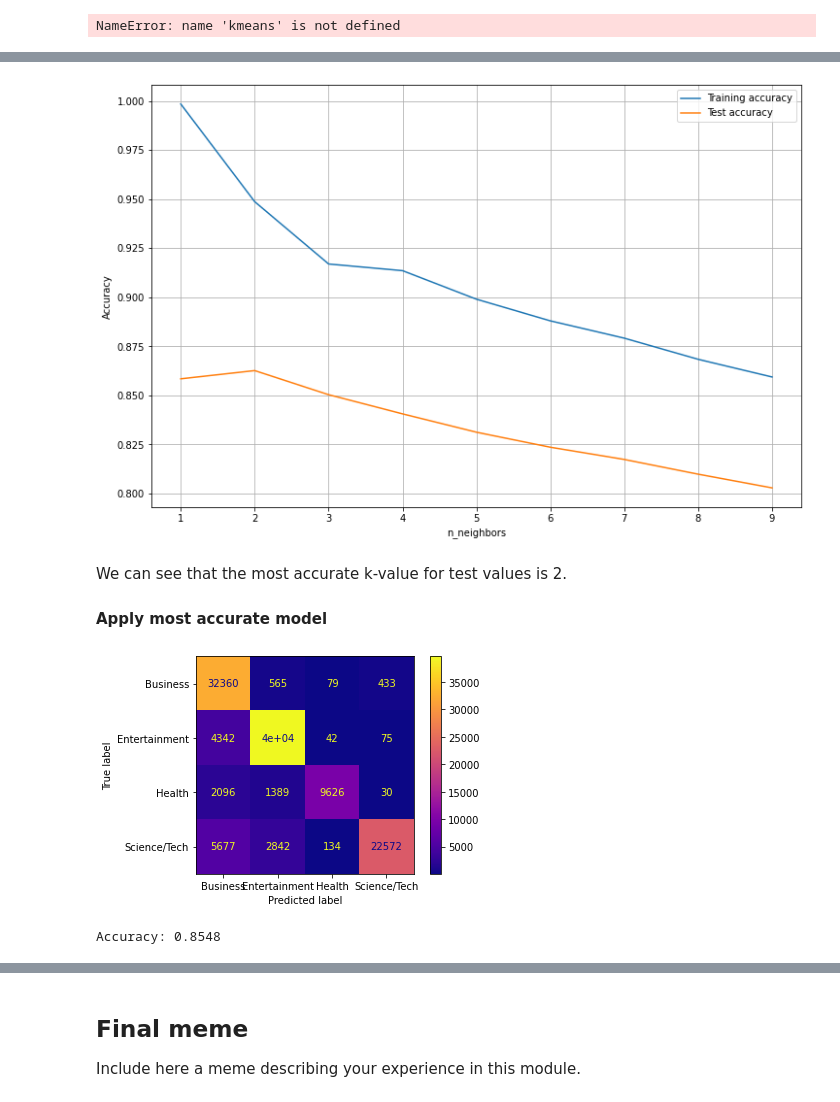
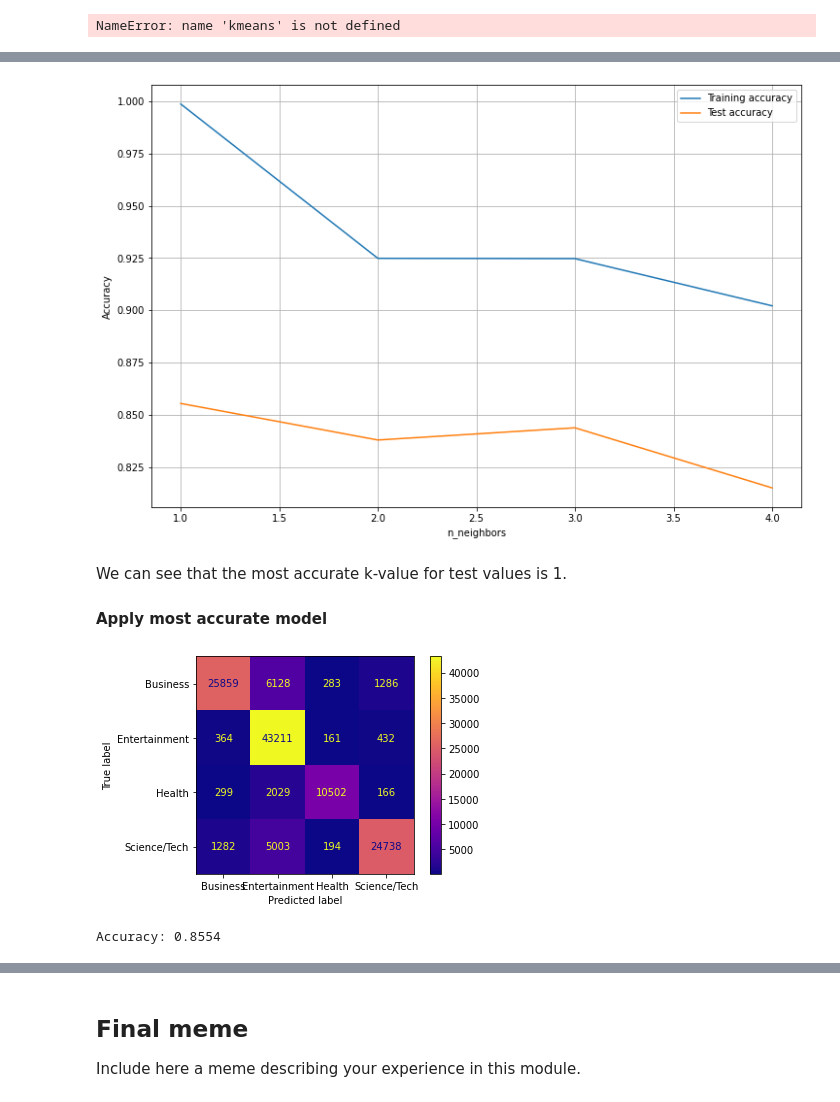
Before and after one commit to MartinRybergLaude/dm1590-project, a Jupyter notebook: newspapers.ipynb, the cells around one changed output, grey strips where cells are left out. Cells and saved outputs as stored; diff of their text form; code cells hidden in the pictures.

```diff
--- a/newspapers.ipynb
+++ b/newspapers.ipynb
@@ -313,12 +340,12 @@ NameError: name 'kmeans' is not defined
 # %%
 # TAKES VERY LONG with the entire data
-# This is because it essentially has to do the model 10 times
+# This is because it essentially has to train the model several times
 # This might not actually be required for the project...
 
 # Find the most accurate k-value
 training_accuracy = []
 test_accuracy = []
-k_arr = range(1, 10)
+k_arr = range(1, 5)
 
 # Creates and trains all of the classifiers, and saves the results in arrays
 for k in k_arr:
@@ -336,26 +363,26 @@ plt.legend()
 plt.grid()
 plt.show()
 # %% [output]
-[figure, old version]
+[figure, new version]
 # %% [markdown]
-We can see that the most accurate k-value for test values is 2.
+We can see that the most accurate k-value for test values is 1.
 #### Apply most accurate model
 # %%
 # Convert y to more easily understood values
 y_train = ['Business' if i=='b' else 'Science/Tech' if i=='t' else 'Entertainment' if i=='e' else 'Health' if i=='m' else i for i in y_train]
 y_test = ['Business' if i=='b' else 'Science/Tech' if i=='t' else 'Entertainment' if i=='e' else 'Health' if i=='m' else i for i in y_test]
 
-clf = KNeighborsClassifier(n_neighbors=2)
+clf = KNeighborsClassifier(n_neighbors=1)
 clf.fit(X_train, y_train) # Fits the classifier to the data
 
 predictions = clf.predict(X_test)
 
 # Plot confusion matrix
 plot_confusion_matrix(clf, X_test, y_test, cmap="plasma")
 plt.show()
 
 # Print accuracy
 print("Accuracy: " + str(round(clf.score(X_test, y_test), 4)))
 # %% [output]
-[figure, old version]
+[figure, new version]
-Accuracy: 0.8548
+Accuracy: 0.8554
```
Also changed, not shown: parts of 13 cells of this notebook, 1 other file.
